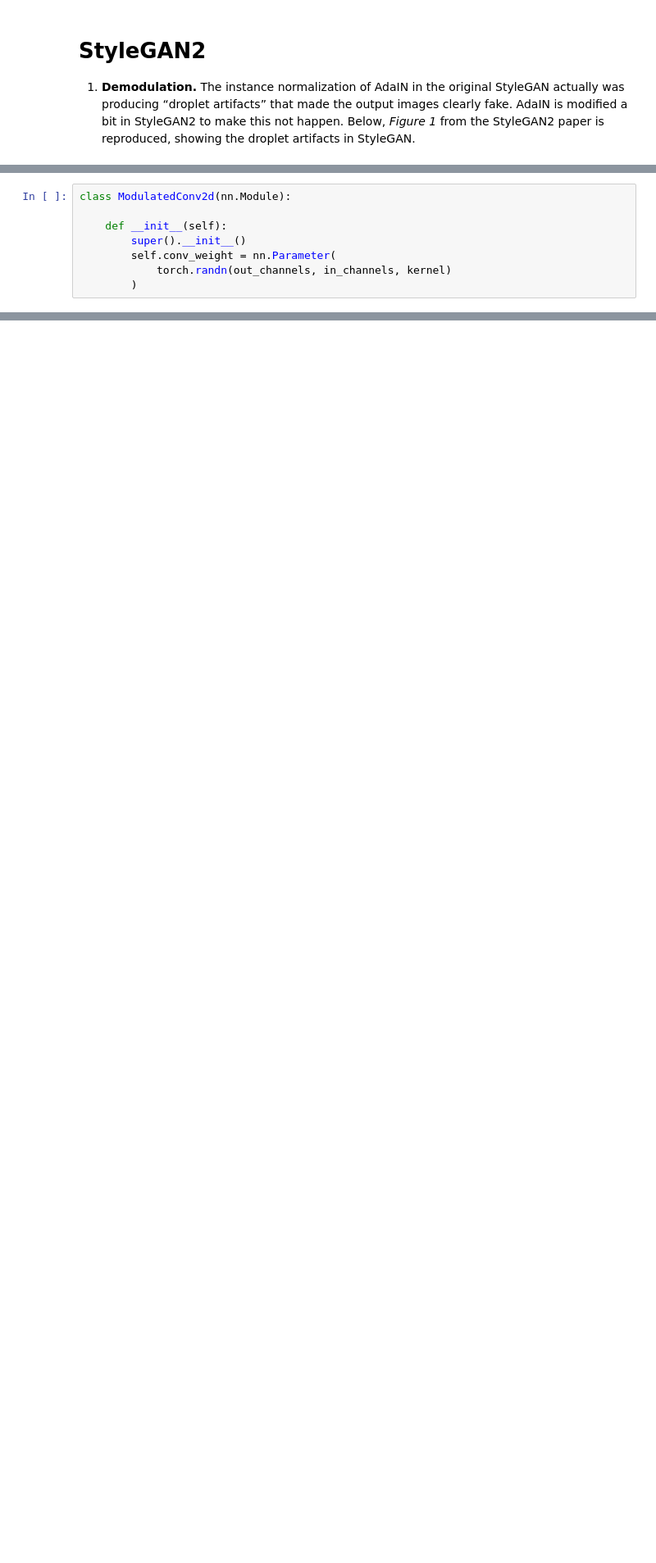
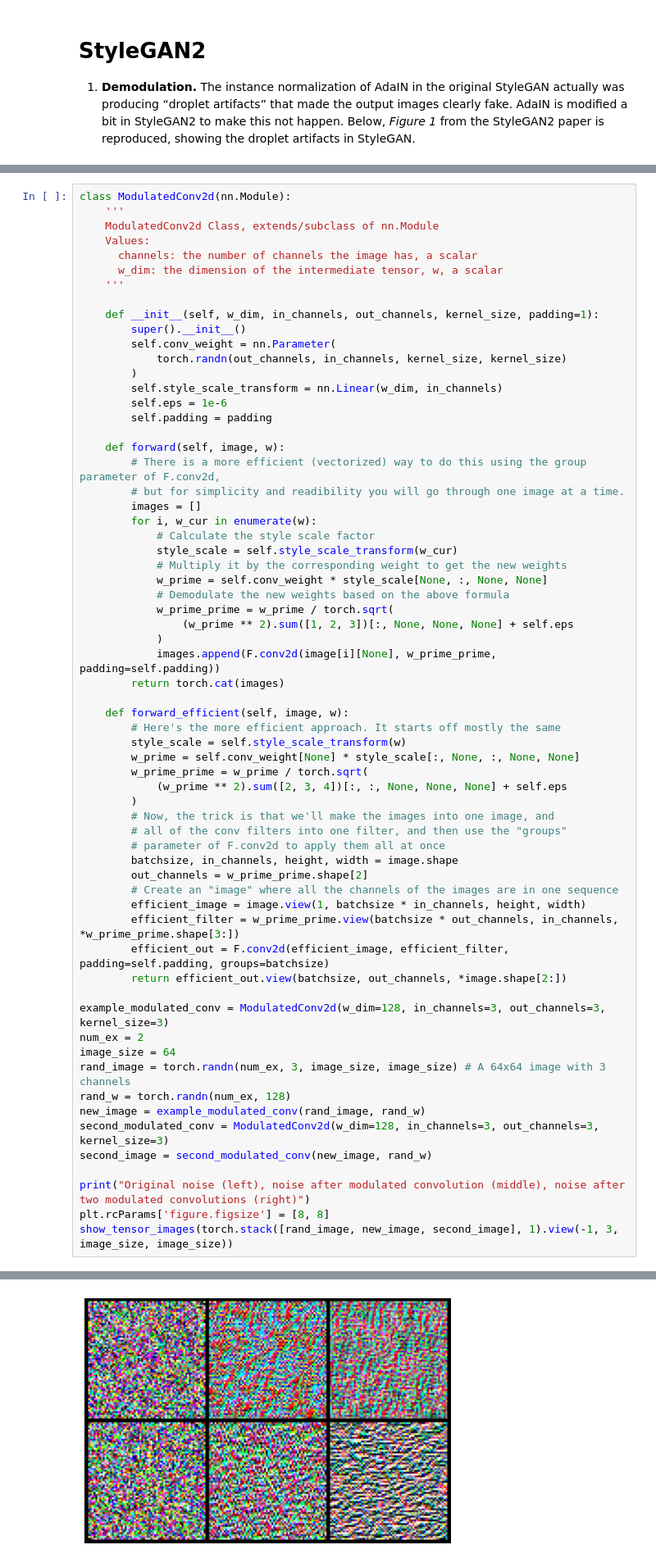
Before and after one commit to lognat0704/road_of_gan, a Jupyter notebook: 13_StyleGAN_v2.ipynb, the cells around one changed output, grey strips where cells are left out. Shown at 82% size. Drawn from its saved outputs; the diff is of its cells as text; blank space fills up the shorter version.

```diff
--- a/13_StyleGAN_v2.ipynb
+++ b/13_StyleGAN_v2.ipynb
@@ -39,11 +39,68 @@ However, the authors note that dividing by this factor can also be incorporated
 $$w''_{ijk}=\frac{w'_{ijk}}{\sqrt{\sum_{i,k} w'^2_{ijk} + \epsilon}}$$
 
 This makes it so that this entire operation can be baked into a single convolutional layer, making it easier to work with, implement, and integrate into the existing architecture of the model.
-# %%
-class ModulatedConv2d(nn.Module):
-
-    def __init__(self):
-        super().__init__()
-        self.conv_weight = nn.Parameter(
-            torch.randn(out_channels, in_channels, kernel)
-        )
+# %%
+class ModulatedConv2d(nn.Module):
+    '''
+    ModulatedConv2d Class, extends/subclass of nn.Module
+    Values:
+      channels: the number of channels the image has, a scalar
+      w_dim: the dimension of the intermediate tensor, w, a scalar
+    '''
+
+    def __init__(self, w_dim, in_channels, out_channels, kernel_size, padding=1):
+        super().__init__()
+        self.conv_weight = nn.Parameter(
+            torch.randn(out_channels, in_channels, kernel_size, kernel_size)
+        )
+        self.style_scale_transform = nn.Linear(w_dim, in_channels)
+        self.eps = 1e-6
+        self.padding = padding
+
+    def forward(self, image, w):
+        # There is a more efficient (vectorized) way to do this using the group parameter of F.conv2d,
+        # but for simplicity and readibility you will go through one image at a time.
+        images = []
+        for i, w_cur in enumerate(w):
+            # Calculate the style scale factor
+            style_scale = self.style_scale_transform(w_cur)
+            # Multiply it by the corresponding weight to get the new weights
+            w_prime = self.conv_weight * style_scale[None, :, None, None]
+            # Demodulate the new weights based on the above formula
+            w_prime_prime = w_prime / torch.sqrt(
+                (w_prime ** 2).sum([1, 2, 3])[:, None, None, None] + self.eps
+            )
+            images.append(F.conv2d(image[i][None], w_prime_prime, padding=self.padding))
+        return torch.cat(images)
+
+    def forward_efficient(self, image, w):
+        # Here's the more efficient approach. It starts off mostly the same
+        style_scale = self.style_scale_transform(w)
+        w_prime = self.conv_weight[None] * style_scale[:, None, :, None, None]
+        w_prime_prime = w_prime / torch.sqrt(
+            (w_prime ** 2).sum([2, 3, 4])[:, :, None, None, None] + self.eps
+        )
+        # Now, the trick is that we'll make the images into one image, and
+        # all of the conv filters into one filter, and then use the "groups"
+        # parameter of F.conv2d to apply them all at once
+        batchsize, in_channels, height, width = image.shape
+        out_channels = w_prime_prime.shape[2]
+        # Create an "image" where all the channels of the images are in one sequence
+        efficient_image = image.view(1, batchsize * in_channels, height, width)
+        efficient_filter = w_prime_prime.view(batchsize * out_channels, in_channels, *w_prime_prime.shape[3:])
+        efficient_out = F.conv2d(efficient_image, efficient_filter, padding=self.padding, groups=batchsize)
+        return efficient_out.view(batchsize, out_channels, *image.shape[2:])
+
+example_modulated_conv = ModulatedConv2d(w_dim=128, in_channels=3, out_channels=3, kernel_size=3)
+num_ex = 2
+image_size = 64
+rand_image = torch.randn(num_ex, 3, image_size, image_size) # A 64x64 image with 3 channels
+rand_w = torch.randn(num_ex, 128)
+new_image = example_modulated_conv(rand_image, rand_w)
+second_modulated_conv = ModulatedConv2d(w_dim=128, in_channels=3, out_channels=3, kernel_size=3)
+second_image = second_modulated_conv(new_image, rand_w)
+
+print("Original noise (left), noise after modulated convolution (middle), noise after two modulated convolutions (right)")
+plt.rcParams['figure.figsize'] = [8, 8]
+show_tensor_images(torch.stack([rand_image, new_image, second_image], 1).view(-1, 3, image_size, image_size))
+# %% [output]
@@ -49,0 +108 @@ class ModulatedConv2d(nn.Module):
+[figure, added]
```
Also changed, not shown: parts of 5 cells of this notebook, 6 other files.
